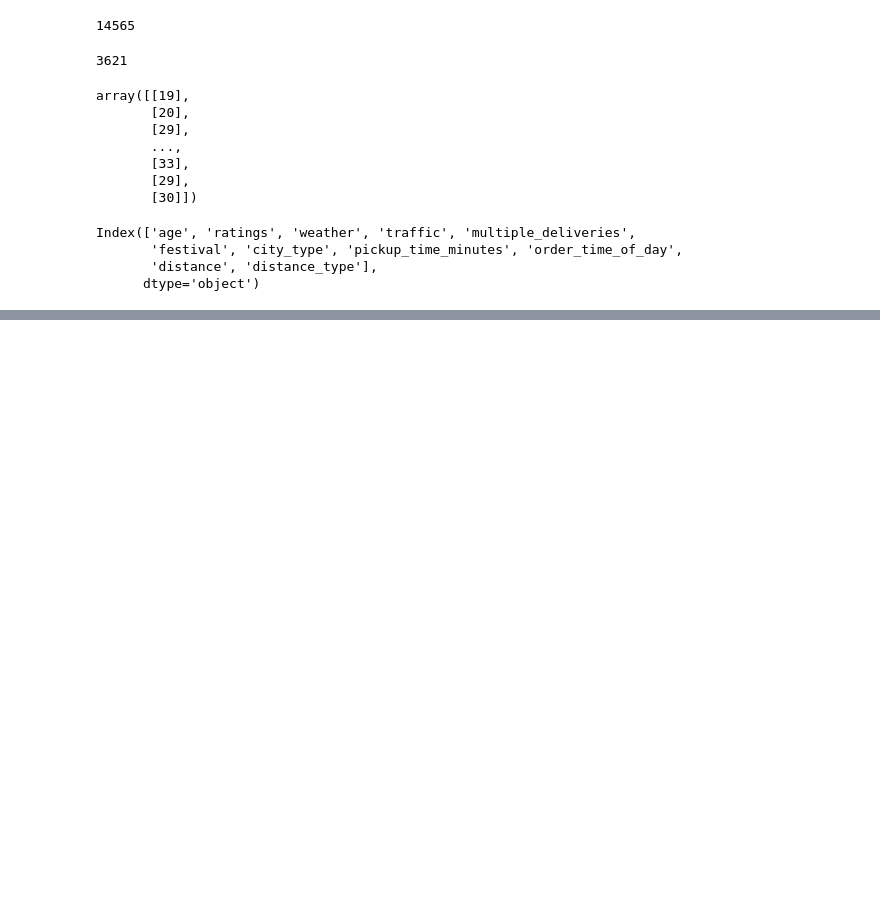
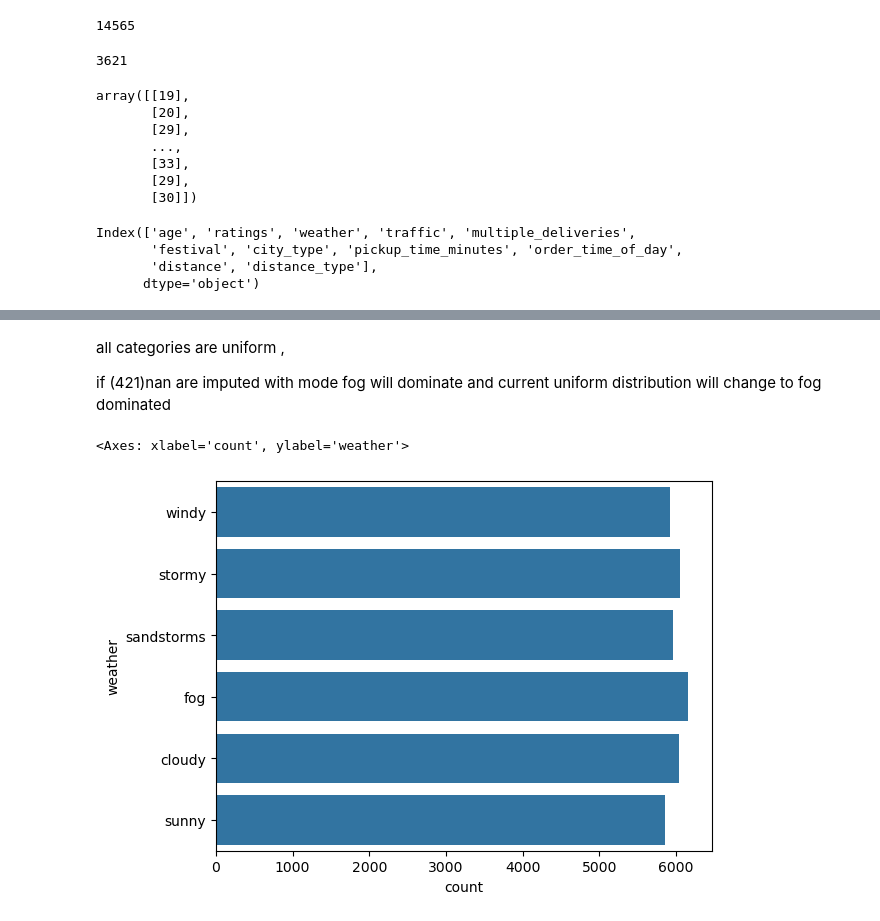
Before and after one commit to rabin20-04/delivery_time_prediction, a Jupyter notebook: notebooks/BaseLine_model.ipynb, the cells around one changed output, grey strips where cells are left out. Saved outputs shown, nothing was run; the diff lists cells and outputs as text; code cells hidden in the pictures; blank space fills up the shorter version.

```diff
--- a/notebooks/BaseLine_model.ipynb
+++ b/notebooks/BaseLine_model.ipynb
@@ -403,0 +506,9 @@ Index(['age', 'ratings', 'weather', 'traffic', 'multiple_deliveries',
+# %% [markdown]
+all categories are uniform ,
+
+if (421)nan are imputed with mode fog will dominate and current uniform distribution will change to fog dominated
+# %%
+sns.countplot(xtrain["weather"])
+# %% [output]
+<Axes: xlabel='count', ylabel='weather'>
+[figure, added]
```
Also changed, not shown: parts of 43 cells of this notebook.
